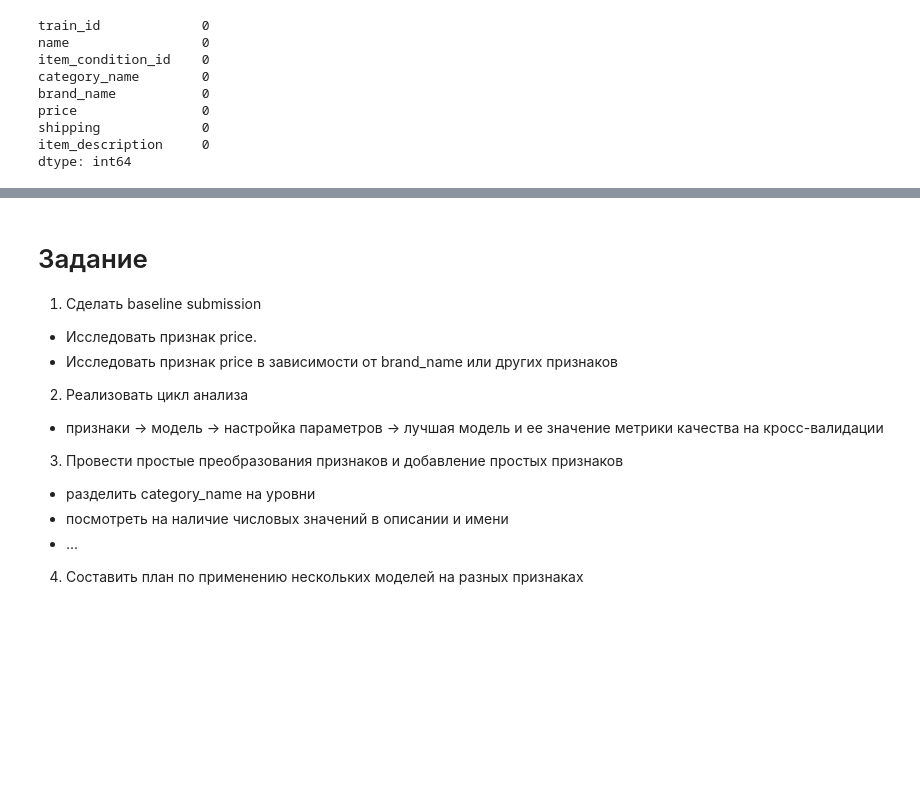
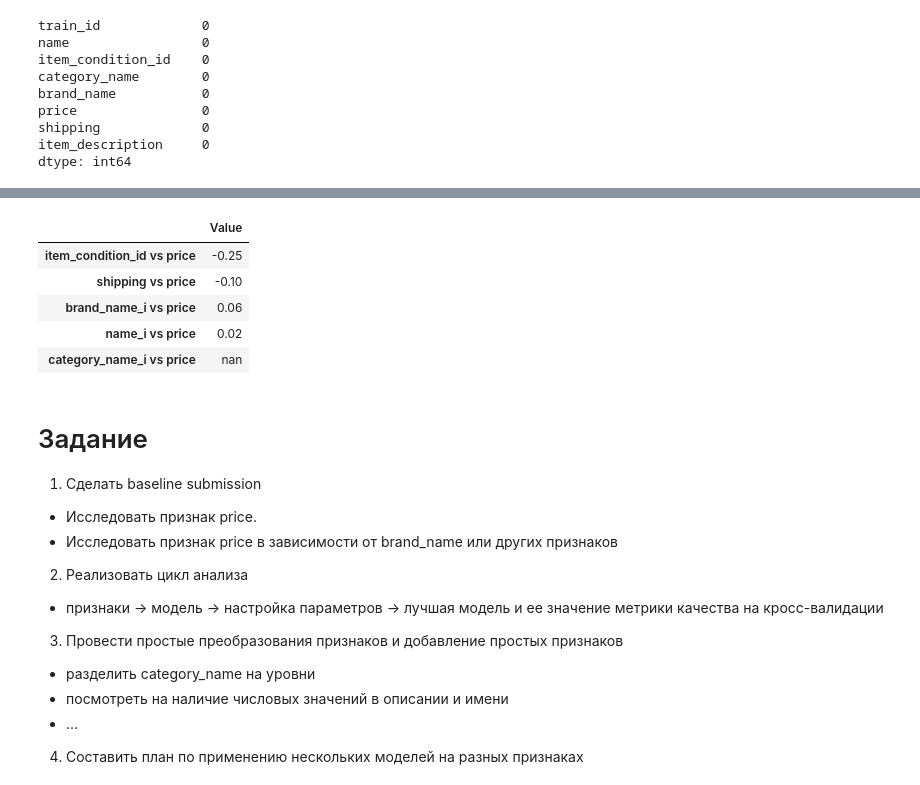
Before and after one commit to Albinamkh21/ds_hw, a Jupyter notebook: homework6-boosting.ipynb, the cells around one changed output, grey strips where cells are left out. Saved outputs shown, nothing was run; the diff lists cells and outputs as text; code cells hidden in the pictures; blank space fills up the shorter version.

```diff
--- a/homework6-boosting.ipynb
+++ b/homework6-boosting.ipynb
@@ -291,3 +283,30 @@ MSE: 976.35%
+# %%
+df_t = df_t[df_t['price'] <=40]
+# %%
+df_t = df_t[df_t['price'] > 5]
+# %%
+from scipy.stats import pearsonr
+
+features = df_t[cols].columns.tolist()
+target = df_t['price'].name
+# %%
+correlations = {}
+for f in features:
+    data_temp = df_t[[f,target]]
+    x1 = data_temp[f].values
+    x2 = data_temp[target].values
+    key = f + ' vs ' + target
+    correlations[key] = pearsonr(x1,x2)[0]
+# %%
+data_correlations = pd.DataFrame(correlations, index=['Value']).T
+data_correlations.loc[data_correlations['Value'].abs().sort_values(ascending=False).index]
+# %% [output]
+|  | Value |
+| item_condition_id vs price | -0.25 |
+| shipping vs price | -0.10 |
+| brand_name_i vs price | 0.06 |
+| name_i vs price | 0.02 |
+| category_name_i vs price | nan |
 # %% [markdown]
 # Задание
 1. Сделать baseline submission
```
Also changed, not shown: parts of 38 cells of this notebook.
